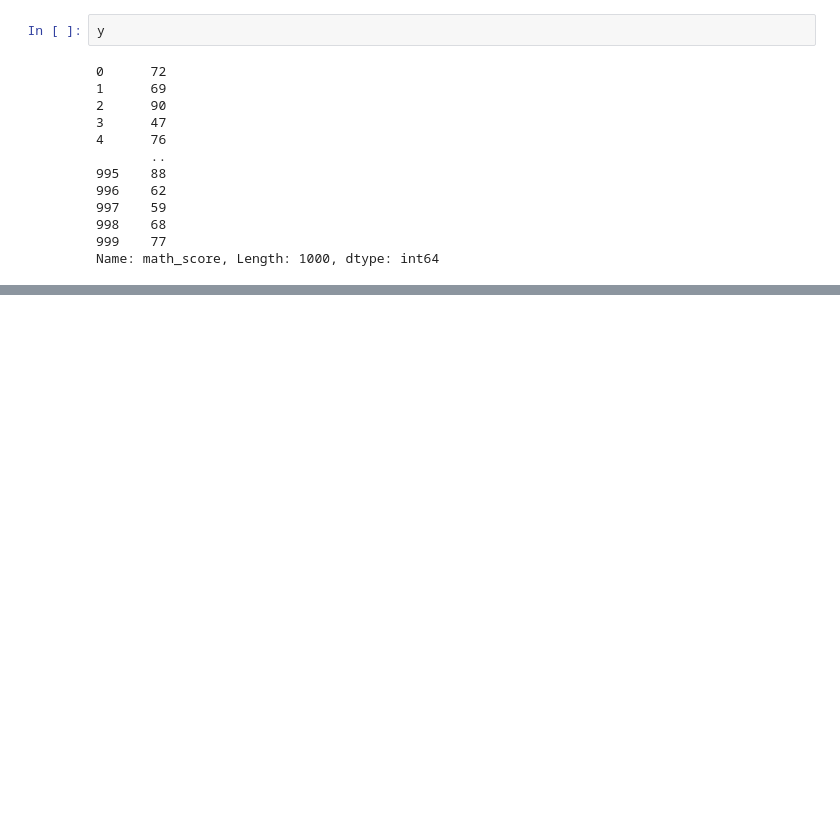
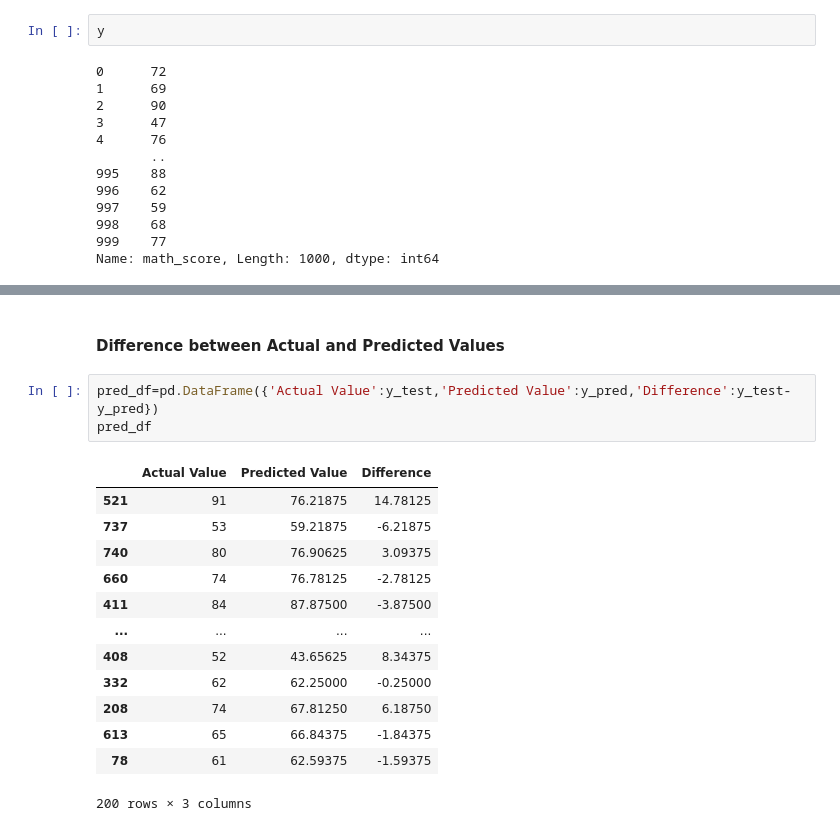
Before and after one commit to siddyy07/Student_Performance-Analysis-Prediction, a Jupyter notebook: notebook/2. MODEL TRAINING.ipynb, the cells around one changed output, grey strips where cells are left out. Saved outputs shown, nothing was run; the diff lists cells and outputs as text; blank space fills up the shorter version.

```diff
--- a/notebook/2. MODEL TRAINING.ipynb
+++ b/notebook/2. MODEL TRAINING.ipynb
@@ -76,0 +235,19 @@ Name: math_score, Length: 1000, dtype: int64
+# %% [markdown]
+#### Difference between Actual and Predicted Values
+# %%
+pred_df=pd.DataFrame({'Actual Value':y_test,'Predicted Value':y_pred,'Difference':y_test-y_pred})
+pred_df
+# %% [output]
+|  | Actual Value | Predicted Value | Difference |
+| 521 | 91 | 76.21875 | 14.78125 |
+| 737 | 53 | 59.21875 | -6.21875 |
+| 740 | 80 | 76.90625 | 3.09375 |
+| 660 | 74 | 76.78125 | -2.78125 |
+| 411 | 84 | 87.87500 | -3.87500 |
+| ... | ... | ... | ... |
+| 408 | 52 | 43.65625 | 8.34375 |
+| 332 | 62 | 62.25000 | -0.25000 |
+| 208 | 74 | 67.81250 | 6.18750 |
+| 613 | 65 | 66.84375 | -1.84375 |
+| 78 | 61 | 62.59375 | -1.59375 |
+200 rows × 3 columns
```
Also changed, not shown: parts of 18 cells of this notebook.
